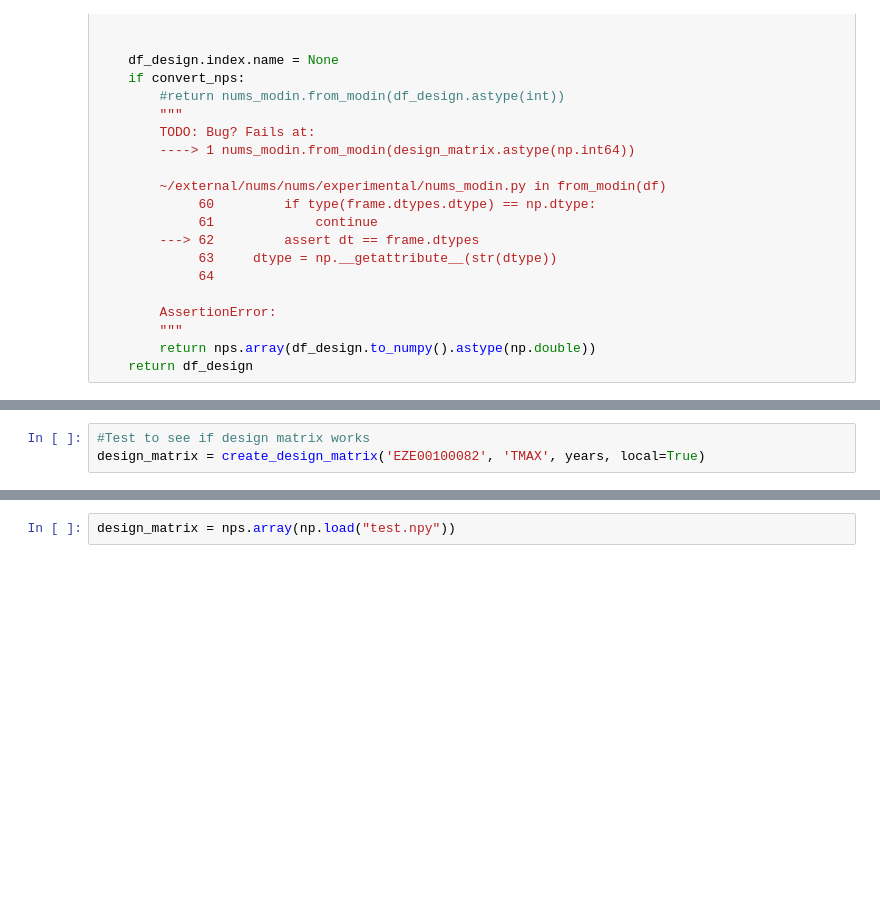
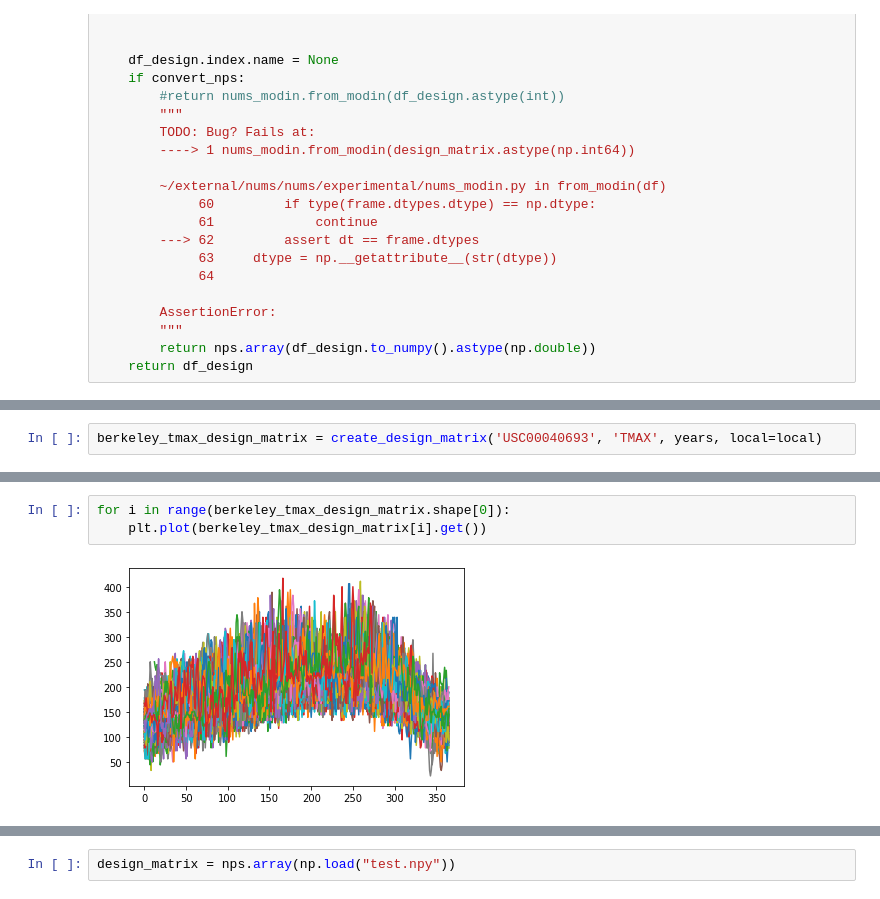
Before and after one commit to briancpark/aws-asdi, a Jupyter notebook: eda.ipynb, the cells around one changed output, grey strips where cells are left out. Saved outputs shown, nothing was run; the diff lists cells and outputs as text; blank space fills up the shorter version.

```diff
--- a/eda.ipynb
+++ b/eda.ipynb
@@ -464,4 +590,3 @@ def create_design_matrix(_id, element, years, convert_nps=True, local=False):
 # %%
-#Test to see if design matrix works
-design_matrix = create_design_matrix('EZE00100082', 'TMAX', years, local=True)
+berkeley_tmax_design_matrix = create_design_matrix('USC00040693', 'TMAX', years, local=local)
 # %% [output]
@@ -501,0 +610,5 @@ device_grid (0, 0) 0=node:10.0.0.4/cpu:1
+# %%
+for i in range(berkeley_tmax_design_matrix.shape[0]):
+    plt.plot(berkeley_tmax_design_matrix[i].get())
+# %% [output]
+[figure, added]
```
Also changed, not shown: parts of 71 cells of this notebook, 2 other files.
